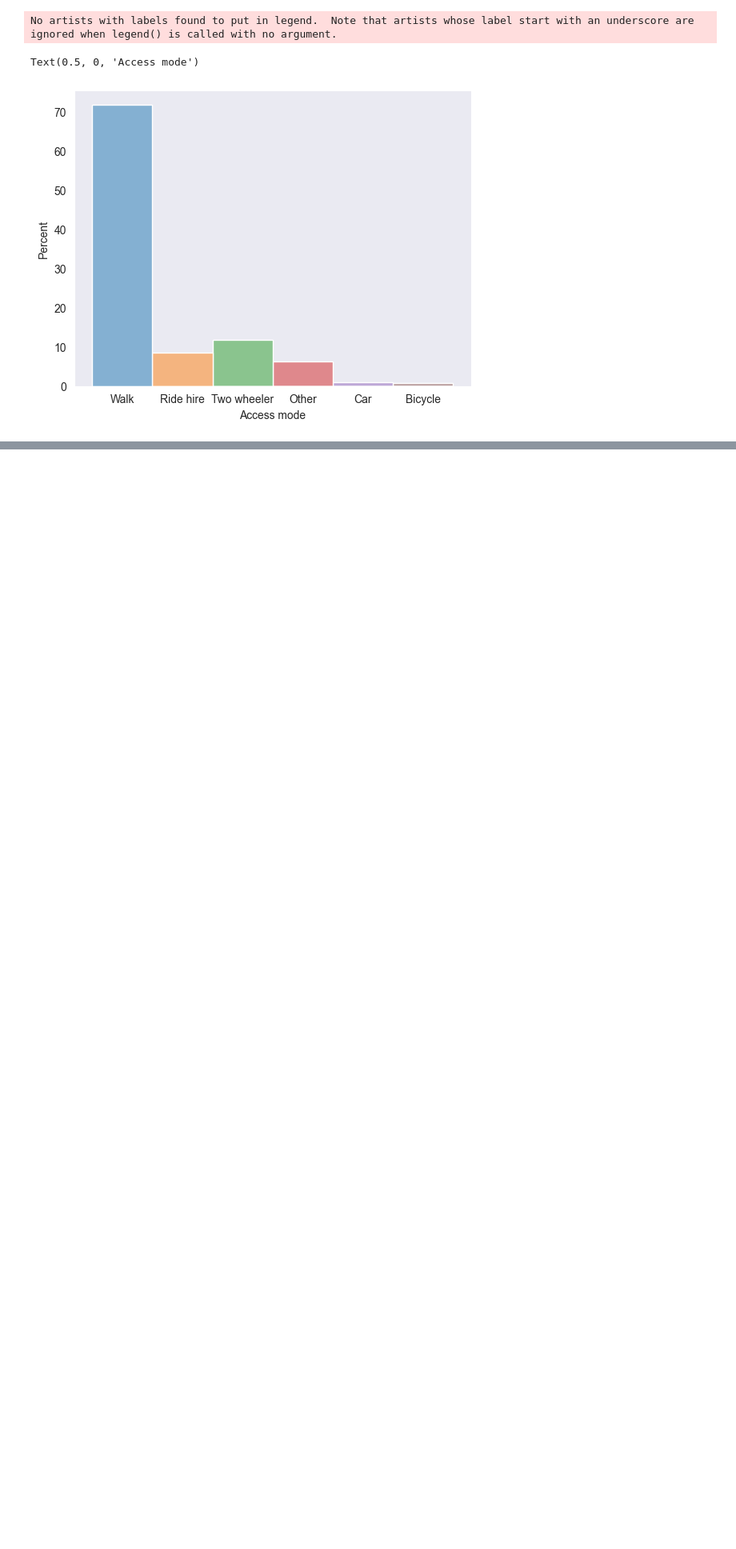
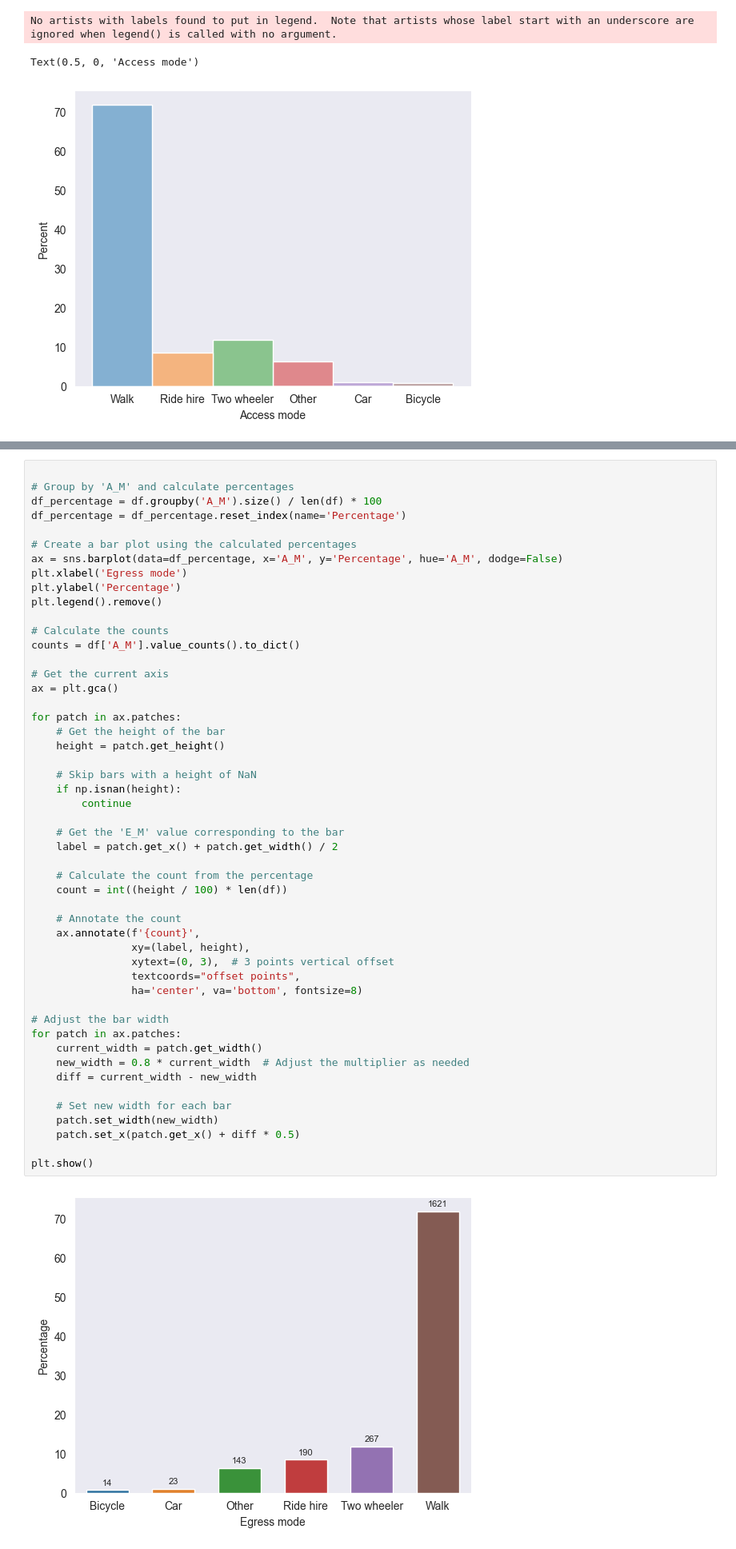
Before and after one commit to Gavaskar24/Metro, a Jupyter notebook: EDA.ipynb, the cells around one changed output, grey strips where cells are left out. Shown at 80% size. Saved outputs shown, nothing was run; the diff lists cells and outputs as text; blank space fills up the shorter version.

```diff
--- a/EDA.ipynb
+++ b/EDA.ipynb
@@ -1648,0 +1734,52 @@ df['E_M']=df['EGRESS_M'].map(egress_map)
+# %%
+
+# Group by 'A_M' and calculate percentages
+df_percentage = df.groupby('A_M').size() / len(df) * 100
+df_percentage = df_percentage.reset_index(name='Percentage')
+
+# Create a bar plot using the calculated percentages
+ax = sns.barplot(data=df_percentage, x='A_M', y='Percentage', hue='A_M', dodge=False)
+plt.xlabel('Egress mode')
+plt.ylabel('Percentage')
+plt.legend().remove()
+
+# Calculate the counts
+counts = df['A_M'].value_counts().to_dict()
+
+# Get the current axis
+ax = plt.gca()
+
+for patch in ax.patches:
+    # Get the height of the bar
+    height = patch.get_height()
+
+    # Skip bars with a height of NaN
+    if np.isnan(height):
+        continue
+
+    # Get the 'E_M' value corresponding to the bar
+    label = patch.get_x() + patch.get_width() / 2
+
+    # Calculate the count from the percentage
+    count = int((height / 100) * len(df))
+
+    # Annotate the count
+    ax.annotate(f'{count}',
+                xy=(label, height),
+                xytext=(0, 3),  # 3 points vertical offset
+                textcoords="offset points",
+                ha='center', va='bottom', fontsize=8)
+
+# Adjust the bar width
+for patch in ax.patches:
+    current_width = patch.get_width()
+    new_width = 0.8 * current_width  # Adjust the multiplier as needed
+    diff = current_width - new_width
+
+    # Set new width for each bar
+    patch.set_width(new_width)
+    patch.set_x(patch.get_x() + diff * 0.5)
+
+plt.show()
+# %% [output]
+[figure, added]
```
Also changed, not shown: parts of 15 cells of this notebook.
